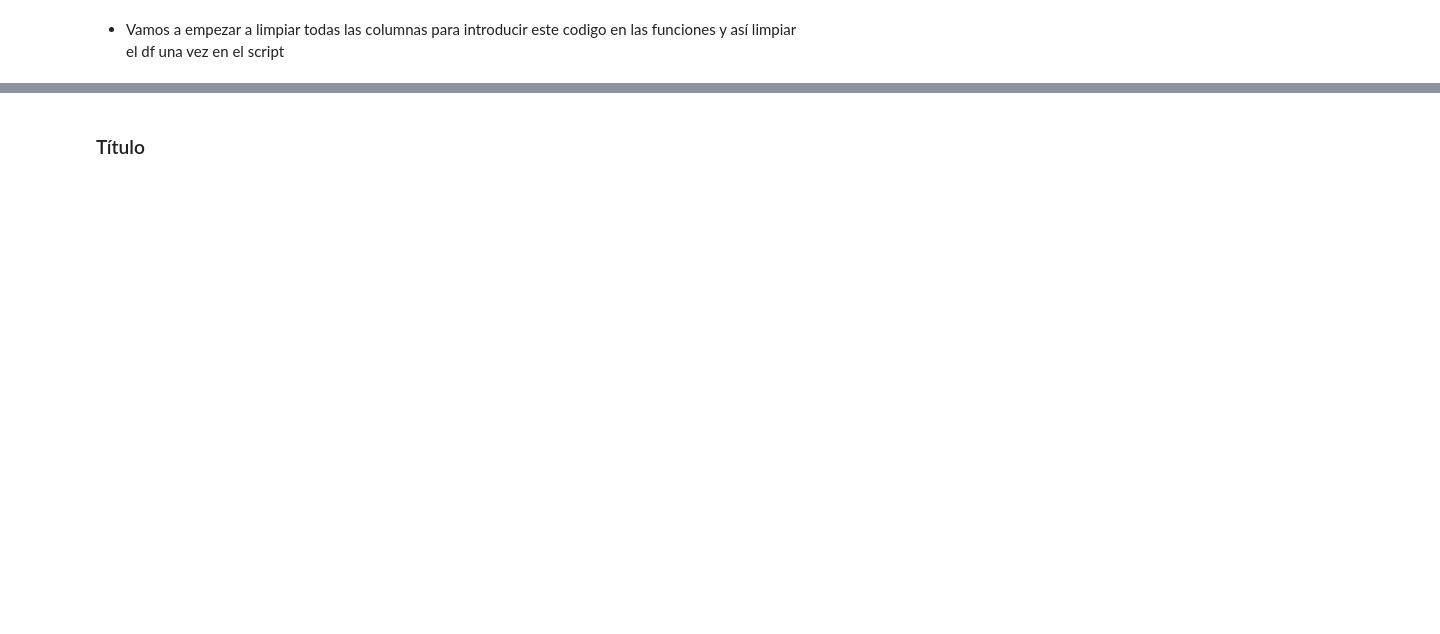
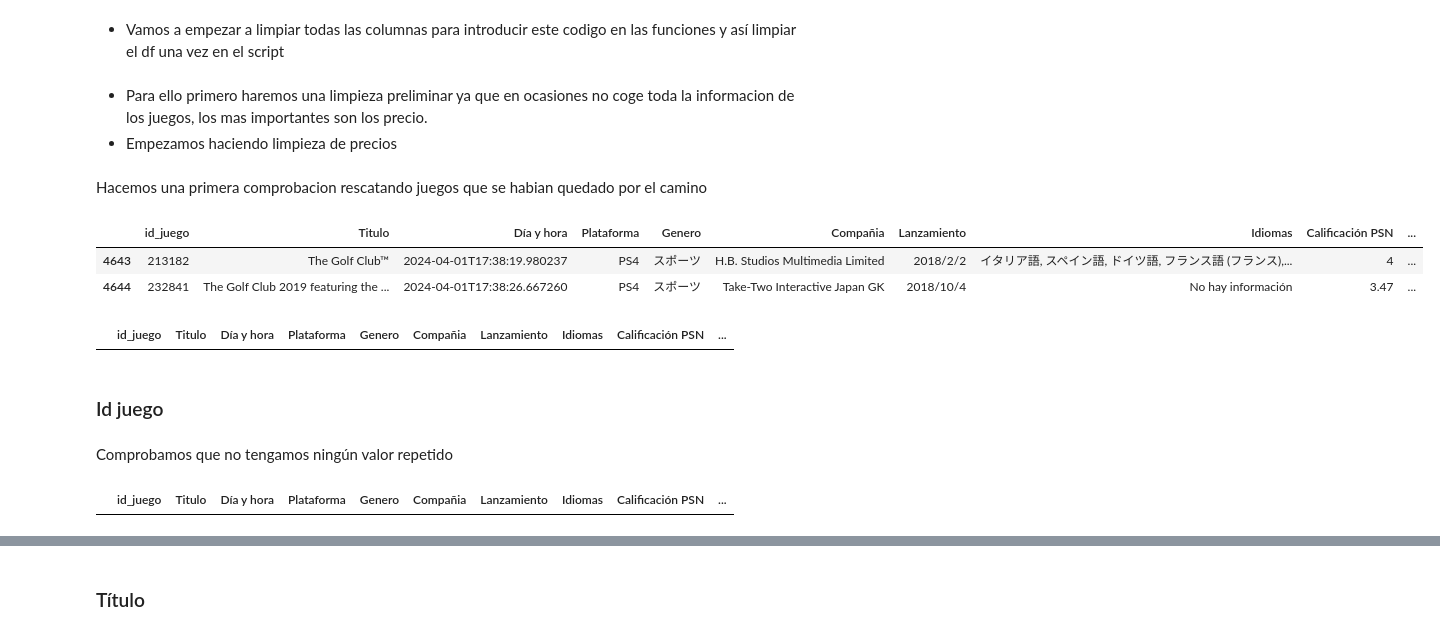
Before and after one commit to svalencia-romero/GamePriceTracker, a Jupyter notebook: notebooks/Limpieza_df_jp.ipynb, the cells around one changed output, grey strips where cells are left out. Cells and saved outputs as stored; diff of their text form; code cells hidden in the pictures; blank space fills up the shorter version.

```diff
--- a/notebooks/Limpieza_df_jp.ipynb
+++ b/notebooks/Limpieza_df_jp.ipynb
@@ -37,4 +35,4 @@ Aseguramos un csv para hacer pruebas con ello.
 # %%
-df_webscrap_anterior = pd.read_csv("../csv_s/csv_sin_limpiar/csv_2024-03-19_jp.csv" )
+df_webscrap_anterior = pd.read_csv("../csv_s/csv_region/jap/brut/csv_2024-04-02_jap_prueba_null.csv")
 # %%
-df_webscrap = pd.read_csv("../csv_s/csv_sin_limpiar/csv_2024-03-11_jp.csv" )
+df_webscrap = pd.read_csv("../csv_s/csv_region/jap/brut/csv_2024-04-01_jap.csv")
@@ -63,2 +59,7 @@ memory usage: 1.3+ MB
 # %% [markdown]
 * Vamos a empezar a limpiar todas las columnas para introducir este codigo en las funciones y así limpiar el df una vez en el script
+# %% [markdown]
+* Para ello primero haremos una limpieza preliminar ya que en ocasiones no coge toda la informacion de los juegos, los mas importantes son los precio.
+* Empezamos haciendo limpieza de precios
+# %% [markdown]
+Hacemos una primera comprobacion rescatando juegos que se habian quedado por el camino
@@ -64,0 +68,26 @@ memory usage: 1.3+ MB
+# %%
+for i in lista_juegos_no_ok:
+    df_webscrap.loc[df_webscrap["id_juego"] == i, ["Titulo"]] = list(df_webscrap_anterior["Titulo"][df_webscrap_anterior["id_juego"] == i])[0]
+    df_webscrap.loc[df_webscrap["id_juego"] == i, ["Plataforma"]] = list(df_webscrap_anterior["Plataforma"][df_webscrap_anterior["id_juego"] == i])[0]
+    df_webscrap.loc[df_webscrap["id_juego"] == i, ["Genero"]] = list(df_webscrap_anterior["Genero"][df_webscrap_anterior["id_juego"] == i])[0]
+    df_webscrap.loc[df_webscrap["id_juego"] == i, ["Compañia"]] = list(df_webscrap_anterior["Compañia"][df_webscrap_anterior["id_juego"] == i])[0]
+    df_webscrap.loc[df_webscrap["id_juego"] == i, ["Lanzamiento"]] = list(df_webscrap_anterior["Lanzamiento"][df_webscrap_anterior["id_juego"] == i])[0]
+    df_webscrap.loc[df_webscrap["id_juego"] == i, ["Idiomas"]] = list(df_webscrap_anterior["Idiomas"][df_webscrap_anterior["id_juego"] == i])[0]
+    df_webscrap.loc[df_webscrap["id_juego"] == i, ["Calificación PSN"]] = list(df_webscrap_anterior["Calificación PSN"][df_webscrap_anterior["id_juego"] == i])[0]
+    df_webscrap.loc[df_webscrap["id_juego"] == i, ["Número de calificaciones"]] = list(df_webscrap_anterior["Número de calificaciones"][df_webscrap_anterior["id_juego"] == i])[0]
+    df_webscrap.loc[df_webscrap["id_juego"] == i, ["Calificación 5 estrellas"]] = list(df_webscrap_anterior["Calificación 5 estrellas"][df_webscrap_anterior["id_juego"] == i])[0]
+    df_webscrap.loc[df_webscrap["id_juego"] == i, ["Calificación 4 estrellas"]] = list(df_webscrap_anterior["Calificación 4 estrellas"][df_webscrap_anterior["id_juego"] == i])[0]
+    df_webscrap.loc[df_webscrap["id_juego"] == i, ["Calificación 3 estrellas"]] = list(df_webscrap_anterior["Calificación 3 estrellas"][df_webscrap_anterior["id_juego"] == i])[0]
+    df_webscrap.loc[df_webscrap["id_juego"] == i, ["Calificación 2 estrellas"]] = list(df_webscrap_anterior["Calificación 2 estrellas"][df_webscrap_anterior["id_juego"] == i])[0]
+    df_webscrap.loc[df_webscrap["id_juego"] == i, ["Calificación 1 estrella"]] = list(df_webscrap_anterior["Calificación 1 estrella"][df_webscrap_anterior["id_juego"] == i])[0]
+    df_webscrap.loc[df_webscrap["id_juego"] == i, ["Precio original sin PSN"]] = list(df_webscrap_anterior["Precio original sin PSN"][df_webscrap_anterior["id_juego"] == i])[0]
+    df_webscrap.loc[df_webscrap["id_juego"] == i, ["Precio actual sin PSN"]] = list(df_webscrap_anterior["Precio actual sin PSN"][df_webscrap_anterior["id_juego"] == i])[0]
+    df_webscrap.loc[df_webscrap["id_juego"] == i, ["Precio original con PSN"]] = list(df_webscrap_anterior["Precio original con PSN"][df_webscrap_anterior["id_juego"] == i])[0]
+    df_webscrap.loc[df_webscrap["id_juego"] == i, ["Precio actual con PSN"]] = list(df_webscrap_anterior["Precio actual con PSN"][df_webscrap_anterior["id_juego"] == i])[0]
+    df_webscrap.loc[df_webscrap["id_juego"] == i, "País Store"] = df_webscrap_anterior["País Store"][df_webscrap_anterior["id_juego"] == i]
+# %%
+df_webscrap[df_webscrap["Precio original con PSN"] == "No hay información"]
+# %% [output]
+|  | id_juego | Titulo | Día y hora | Plataforma | Genero | Compañia | Lanzamiento | Idiomas | Calificación PSN | ... |
+| 4643 | 213182 | The Golf Club™ | 2024-04-01T17:38:19.980237 | PS4 | スポーツ | H.B. Studios Multimedia Limited | 2018/2/2 | イタリア語, スペイン語, ドイツ語, フランス語 (フランス),... | 4 | ... |
+| 4644 | 232841 | The Golf Club 2019 featuring the ... | 2024-04-01T17:38:26.667260 | PS4 | スポーツ | Take-Two Interactive Japan GK | 2018/10/4 | No hay información | 3.47 | ... |
@@ -64,0 +99,12 @@ memory usage: 1.3+ MB
+# %%
+df_webscrap[df_webscrap["Precio original con PSN"] == "No hay información"]
+# %% [output]
+|  | id_juego | Titulo | Día y hora | Plataforma | Genero | Compañia | Lanzamiento | Idiomas | Calificación PSN | ... |
+# %% [markdown]
+### Id juego
+# %% [markdown]
+Comprobamos que no tengamos ningún valor repetido
+# %%
+df_webscrap[df_webscrap["id_juego"].duplicated()]
+# %% [output]
+|  | id_juego | Titulo | Día y hora | Plataforma | Genero | Compañia | Lanzamiento | Idiomas | Calificación PSN | ... |
```
Also changed, not shown: parts of 56 cells of this notebook, 4 other files.
